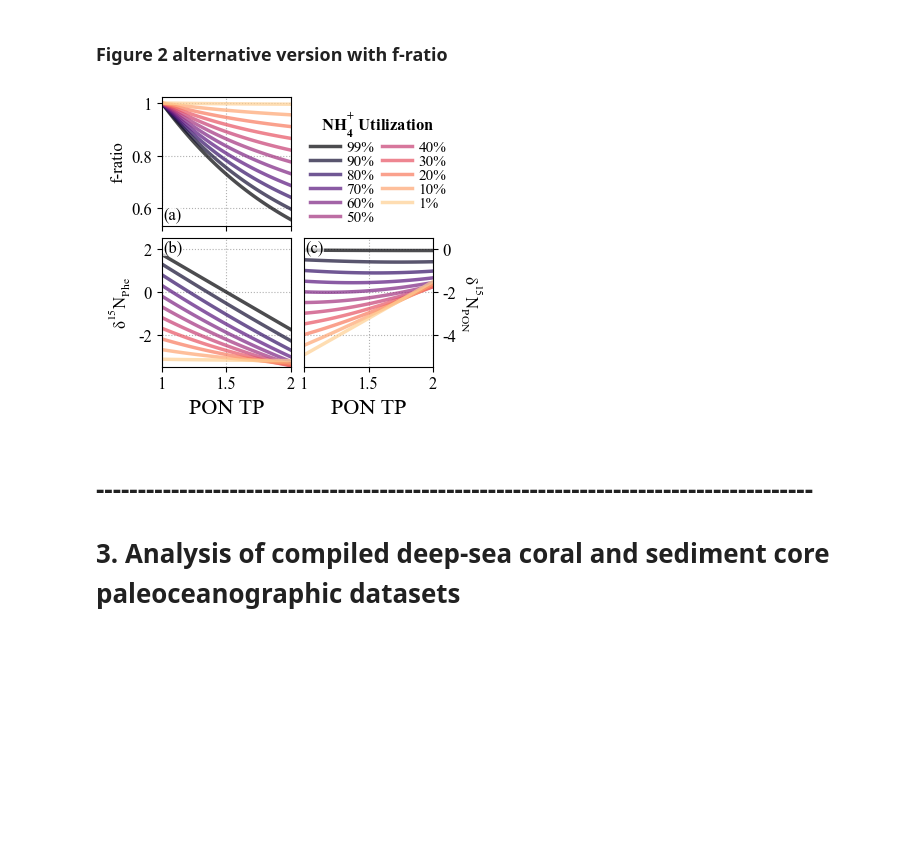
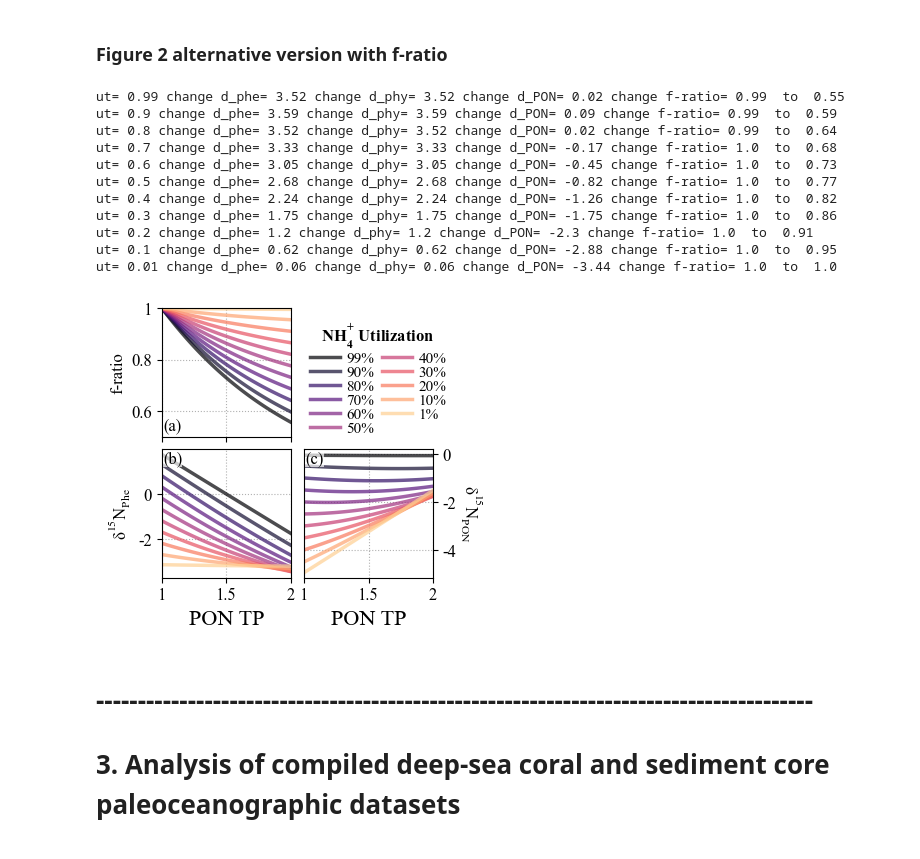
Before and after one commit to evepug/TP_baseline_coupling, a Jupyter notebook: TP_baseline_analysis.ipynb, the cells around one changed output. Saved outputs shown, nothing was run; the diff lists cells and outputs as text; code cells hidden in the pictures; blank space fills up the shorter version.

```diff
--- a/TP_baseline_analysis.ipynb
+++ b/TP_baseline_analysis.ipynb
@@ -1029,7 +1025,7 @@ plt.close()
 define range of TP, p_NH4 (ammonium utilization)
 to loop over for sensitivity analysis
 '''
-TP_array=np.arange(1.01,2.01,.01)
+TP_array=np.arange(1.01,2.02,.01)
 p_NH4_array=np.flip(np.array([.01,.10,.20,.30,.40,.50,.60,.70,.80,.90,.99]))
 colors=matplotlib.colormaps['magma'](np.linspace(0, .9, len(p_NH4_array)))
 
@@ -1060,11 +1056,14 @@ for i in np.arange(0,len(p_NH4_array),1):
                             NO3_model='open',  # NO3 uptake fractionation model. options are 'open' or 'rayleigh'
                             NH4_model='open')  # NH4 uptake fractionation model. options are 'open' or 'rayleigh'
     results = SimpleNamespace(**results_dict)
-
+    print('ut=',p_NH4,'change d_phe=',round(results.d_phe[0]-results.d_phe[-1],2),
+          'change d_phy=',round(results.d_phy[0]-results.d_phy[-1],2),
+          'change d_PON=',round(results.d_PON[0]-results.d_PON[-1],2),
+          'change f-ratio=',round(results.f_ratio[0],2), ' to ', round(results.f_ratio[-1],2))
     #plot results
     axs[1,0].plot(TP_array,results.d_phe,color=colors[i],label=str(round(p_NH4*100))+'%',lw=2.5,alpha=.7)
     axs[1,1].plot(TP_array,results.d_PON,color=colors[i],lw=2.5,alpha=.7)
-    axs[0,0].plot(TP_array,results.f_newP/(results.f_newP+results.f_recP),color=colors[i],lw=2.5,alpha=.7)
+    axs[0,0].plot(TP_array,results.f_ratio,color=colors[i],lw=2.5,alpha=.7)
 
 ''' format axes, labels, ticks '''
 axs[0,1].remove()
@@ -1077,40 +1076,52 @@ for ax in [0,1]:
         axs[i,ax].yaxis.set_major_formatter(FormatStrFormatter('%g'))
 
 axs[0,0].set_xlim(1,2)
+axs[0,0].set_ylim(.5,1)
 axs[0,0].xaxis.set_major_formatter(FormatStrFormatter('%g'))
 
-axs[1,0].set_ylim(-3.5,2.5)
-axs[1,1].set_ylim(-5.5,.5)
+# axs[1,0].set_ylim(-3.5,2.5)
+# axs[1,1].set_ylim(-5.5,.5)
 
 axs[1,0].set_ylabel('$\mathregular{δ^{15}N_{Phe}}$')
 axs[1,1].set_ylabel('$\mathregular{δ^{15}N_{PON}}$',rotation=270,labelpad=20)
 axs[0,0].set_ylabel('f-ratio')
 
 axs[1,1].yaxis.set_label_position("right")
 axs[1,1].yaxis.tick_right()
 
 legend=axs[1,0].legend(facecolor='w',fontsize=11,ncol=2,
               columnspacing=.5,borderpad=0.3,
               labelspacing=0,handletextpad=.4,
               frameon=False,
               loc='upper left',bbox_to_anchor=(1.05,2.1),
               title_fontproperties={'weight':'semibold'})
 legend.set_title('$\mathregular{NH_{4}^{+}}$ Utilization')
 
 ''' add subplot labels '''
 text=axs[0,0].text(0.01,0.15,'(a)',ha='left',va='top',transform=axs[0,0].transAxes,
             bbox=dict(boxstyle='square,pad=0',alpha=.7, fc='w', ec='none'))
 text=axs[1,0].text(0.01,0.99,'(b)',ha='left',va='top',transform=axs[1,0].transAxes,
             bbox=dict(boxstyle='square,pad=0',alpha=.7, fc='w', ec='none'))
 text=axs[1,1].text(0.01,0.99,'(c)',ha='left',va='top',transform=axs[1,1].transAxes,
             bbox=dict(boxstyle='square,pad=0',alpha=.7, fc='w', ec='none'))
 
 plt.savefig('Figures/Fig3.png',bbox_inches='tight', dpi=1000)
 plt.savefig('Figures/Fig3.pdf',bbox_inches='tight', dpi=1000)
 plt.show()
 plt.close()
 # %% [output]
+ut= 0.99 change d_phe= 3.52 change d_phy= 3.52 change d_PON= 0.02 change f-ratio= 0.99  to  0.55
+ut= 0.9 change d_phe= 3.59 change d_phy= 3.59 change d_PON= 0.09 change f-ratio= 0.99  to  0.59
+ut= 0.8 change d_phe= 3.52 change d_phy= 3.52 change d_PON= 0.02 change f-ratio= 0.99  to  0.64
+ut= 0.7 change d_phe= 3.33 change d_phy= 3.33 change d_PON= -0.17 change f-ratio= 1.0  to  0.68
+ut= 0.6 change d_phe= 3.05 change d_phy= 3.05 change d_PON= -0.45 change f-ratio= 1.0  to  0.73
+ut= 0.5 change d_phe= 2.68 change d_phy= 2.68 change d_PON= -0.82 change f-ratio= 1.0  to  0.77
+ut= 0.4 change d_phe= 2.24 change d_phy= 2.24 change d_PON= -1.26 change f-ratio= 1.0  to  0.82
+ut= 0.3 change d_phe= 1.75 change d_phy= 1.75 change d_PON= -1.75 change f-ratio= 1.0  to  0.86
+ut= 0.2 change d_phe= 1.2 change d_phy= 1.2 change d_PON= -2.3 change f-ratio= 1.0  to  0.91
+ut= 0.1 change d_phe= 0.62 change d_phy= 0.62 change d_PON= -2.88 change f-ratio= 1.0  to  0.95
+ut= 0.01 change d_phe= 0.06 change d_phy= 0.06 change d_PON= -3.44 change f-ratio= 1.0  to  1.0
-[figure, old version]
+[figure, new version]
 # %% [markdown]
 # --------------------------------------------------------------------------------------
 
```
Also changed, not shown: parts of 12 cells of this notebook, 15 other files.
